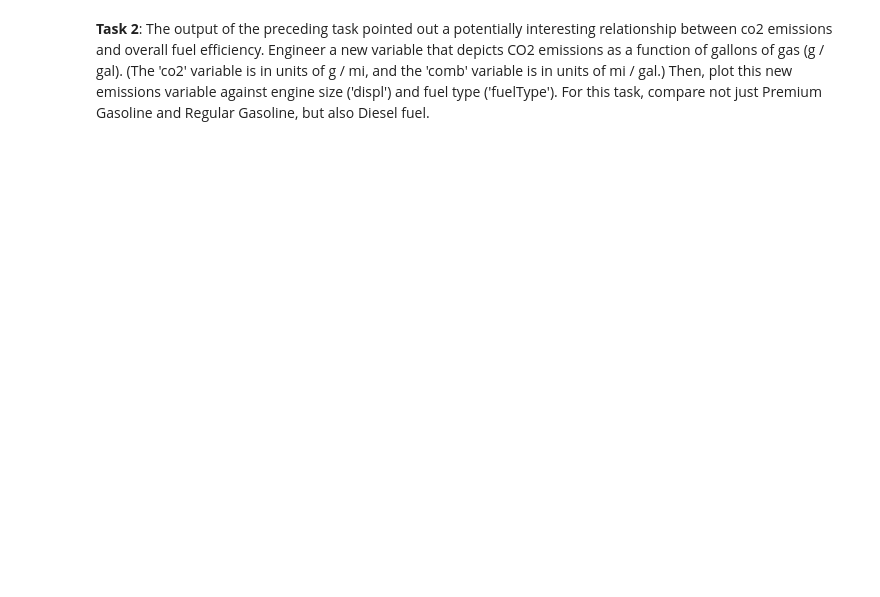
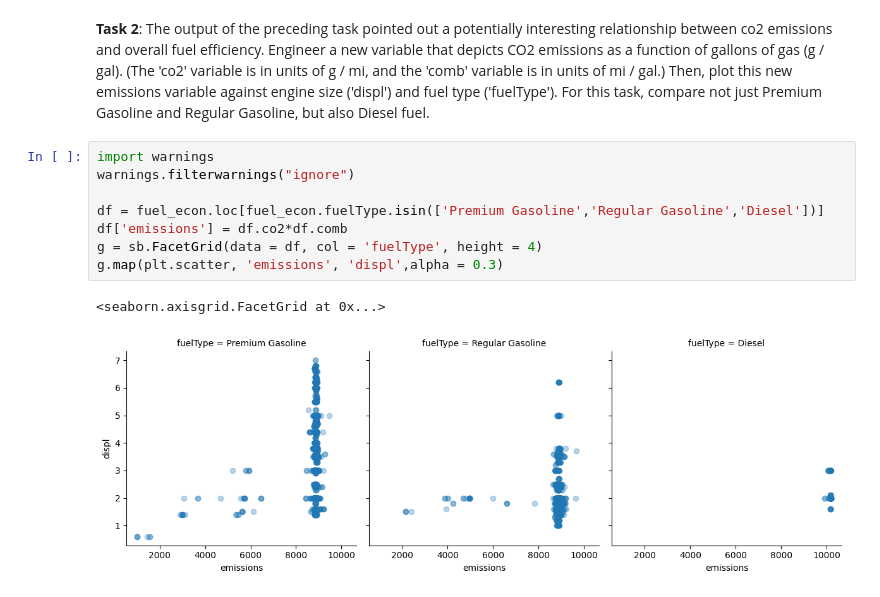
Before and after one commit to alyalsayed/AI-IEEE-CS23-ZSB, a Jupyter notebook: Task20/solution/13-2 Additional_Plot_Practice.ipynb, the cells around one changed output. Saved outputs shown, nothing was run; the diff lists cells and outputs as text; blank space fills up the shorter version.

```diff
--- a/Task20/solution/13-2 Additional_Plot_Practice.ipynb
+++ b/Task20/solution/13-2 Additional_Plot_Practice.ipynb
@@ -23,2 +30,13 @@ fuel_econ.head()
 # %% [markdown]
 **Task 2**: The output of the preceding task pointed out a potentially interesting relationship between co2 emissions and overall fuel efficiency. Engineer a new variable that depicts CO2 emissions as a function of gallons of gas (g / gal). (The 'co2' variable is in units of g / mi, and the 'comb' variable is in units of mi / gal.) Then, plot this new emissions variable against engine size ('displ') and fuel type ('fuelType'). For this task, compare not just Premium Gasoline and Regular Gasoline, but also Diesel fuel.
+# %%
+import warnings
+warnings.filterwarnings("ignore")
+
+df = fuel_econ.loc[fuel_econ.fuelType.isin(['Premium Gasoline','Regular Gasoline','Diesel'])]
+df['emissions'] = df.co2*df.comb
+g = sb.FacetGrid(data = df, col = 'fuelType', height = 4)
+g.map(plt.scatter, 'emissions', 'displ',alpha = 0.3)
+# %% [output]
+<seaborn.axisgrid.FacetGrid at 0x...>
+[figure, added]
```
Also changed, not shown: parts of 2 cells of this notebook, 3 other files.
